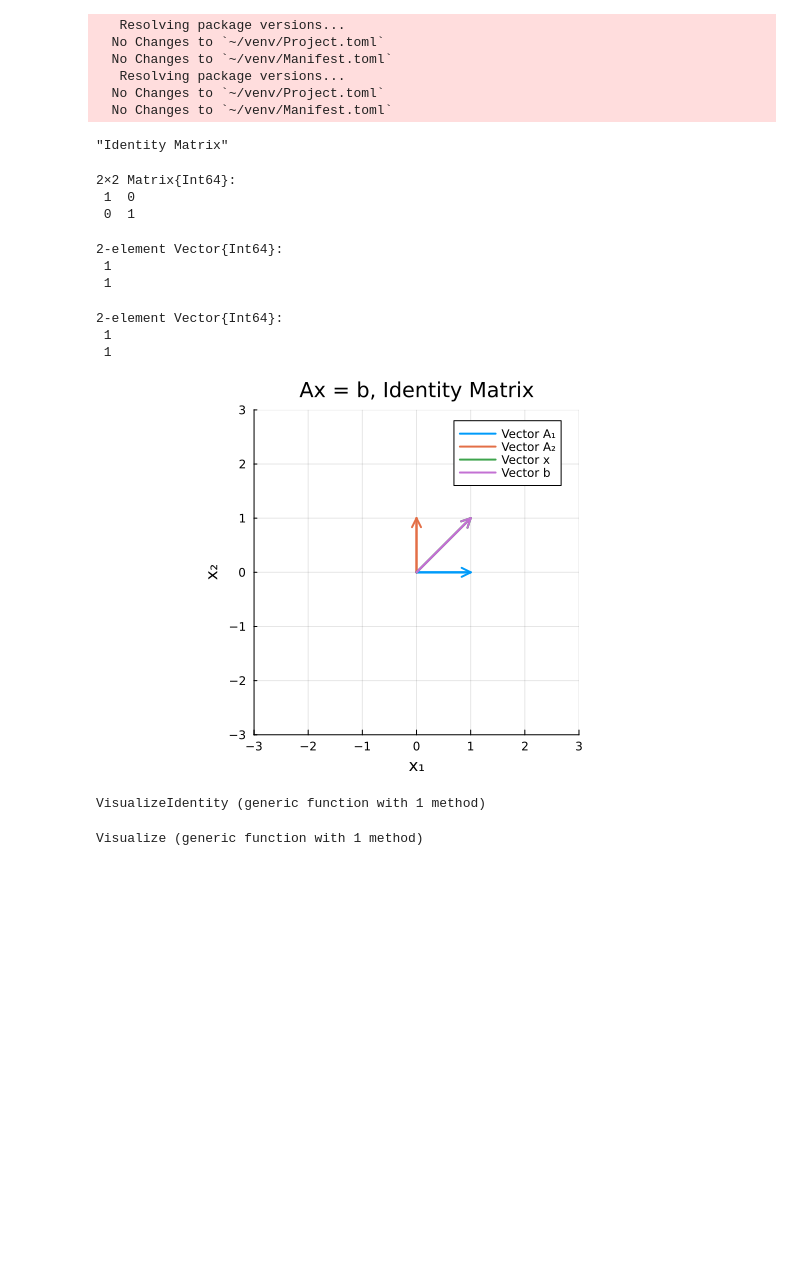
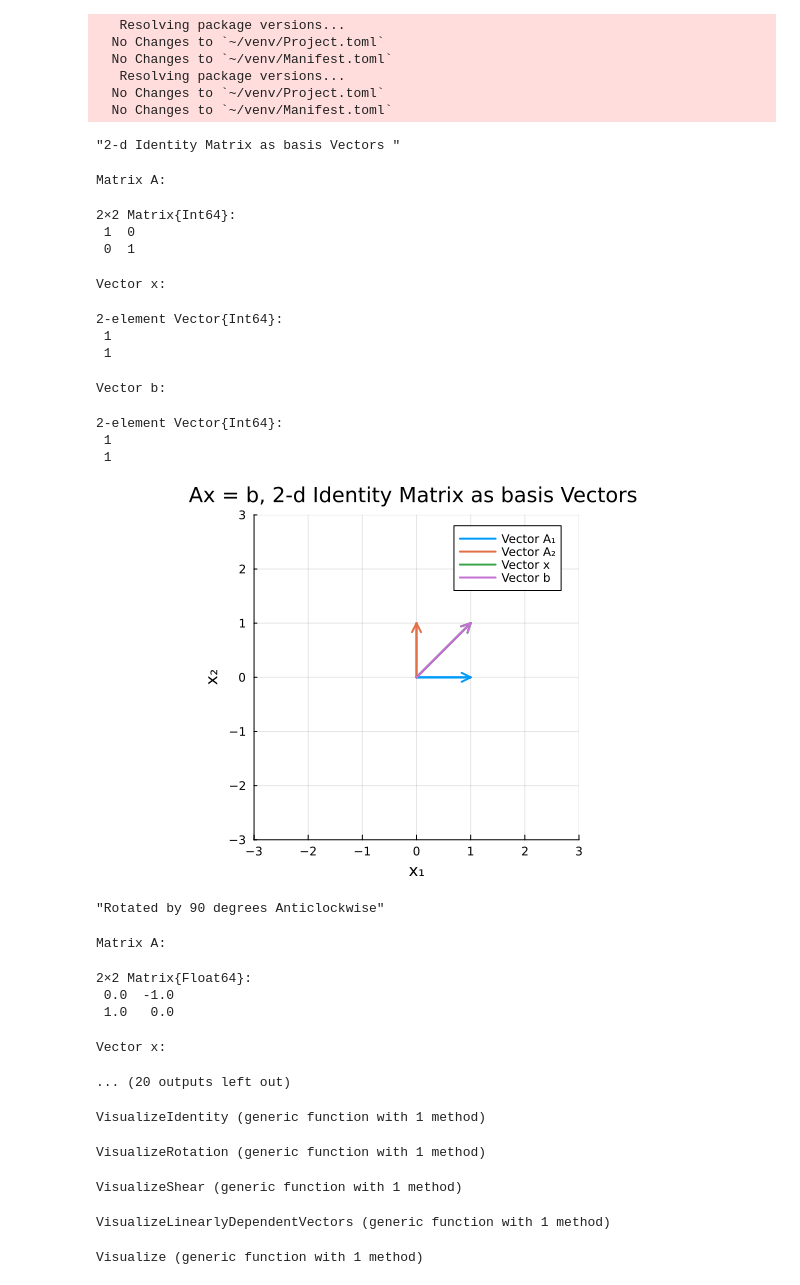
Before and after one commit to conf2021/LinearAlgebra, a Jupyter notebook: src/julialab/LinearAlgebraVisualizations.ipynb, the cells around one changed output. Drawn from its saved outputs; the diff is of its cells as text; code cells hidden in the pictures; blank space fills up the shorter version.

Commit message:
added shear and linearly dependent vectors

```diff
--- a/src/julialab/LinearAlgebraVisualizations.ipynb
+++ b/src/julialab/LinearAlgebraVisualizations.ipynb
@@ -12,24 +12,37 @@ Pkg.add("Plots")
 # %%
 using LinearAlgebra
 using Plots
 
 function main()
     #VisualizeIdentity()
     VisualizeIdentity()
+    VisualizeRotation()
+    VisualizeShear()
+    VisualizeLinearlyDependentVectors()
 end
 main()
 # %% [output]
-"Identity Matrix"
+"2-d Identity Matrix as basis Vectors "
-2×2 Matrix{Int64}:
- 1  0
- 0  1
+Matrix A:
-2-element Vector{Int64}:
- 1
- 1
+2×2 Matrix{Int64}:
+ 1  0
+ 0  1
-2-element Vector{Int64}:
- 1
- 1
+Vector x:
+2-element Vector{Int64}:
+ 1
+ 1
+Vector b:
+2-element Vector{Int64}:
+ 1
+ 1
-[figure, old version]
+[figure, new version]
+"Rotated by 90 degrees Anticlockwise"
+Matrix A:
+2×2 Matrix{Float64}:
+ 0.0  -1.0
+ 1.0   0.0
+Vector x:
+... (20 outputs left out)
 # %%
 function VisualizeIdentity()
     A=[1 0;0 1]
@@ -41,6 +54,41 @@ function VisualizeIdentity()
 end
 # %% [output]
 VisualizeIdentity (generic function with 1 method)
+# %%
+function VisualizeRotation()
+    x = [1,1]
+    c = cosd(90)
+    s = sind(90)
+    title = "Rotated by 90 degrees Anticlockwise"
+    display(title)
+    A=[c -s;s c]
+    b = A*x
+    Visualize(A,x,b,title)
+end
+# %% [output]
+VisualizeRotation (generic function with 1 method)
+# %%
+function VisualizeShear()
+    x = [1,1]
+    title = "Shear"
+    display(title)
+    A=[1 1;0 1]
+    b = A*x
+    Visualize(A,x,b,title)
+end
+# %% [output]
+VisualizeShear (generic function with 1 method)
+# %%
+function VisualizeLinearlyDependentVectors()
+    x = [1,1]
+    title = "Linearly Dependent Vectors\n squish the space into a line.\n Null space or 1-d span of A\n "
+    display(title)
+    A=[2 -2;1 -1]
+    b = A*x
+    Visualize(A,x,b,title)
+end
+# %% [output]
+VisualizeLinearlyDependentVectors (generic function with 1 method)
 # %%
 function Visualize(A,x,b,title)
 
```
Also changed, not shown: parts of 1 cell of this notebook.
